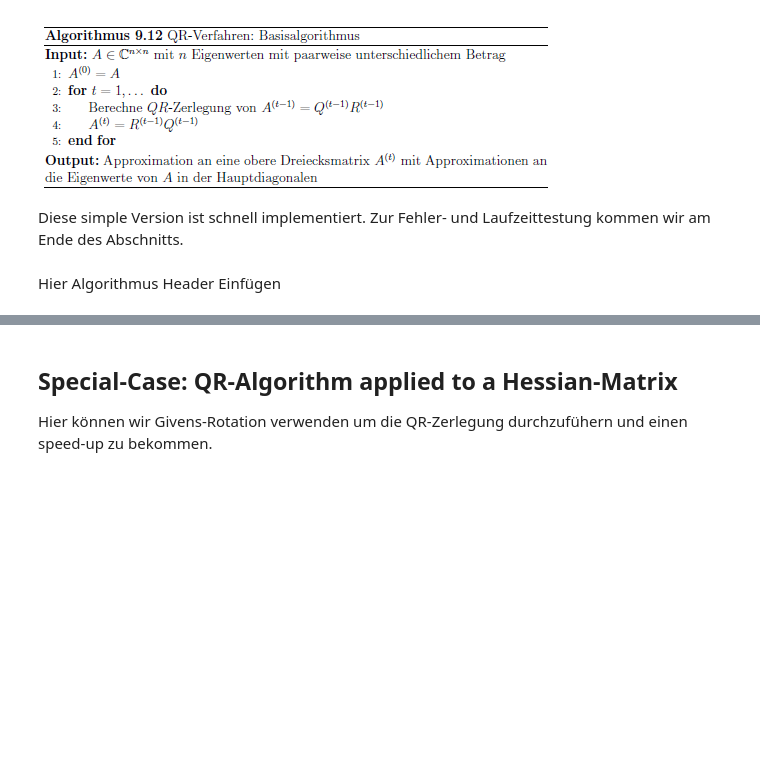
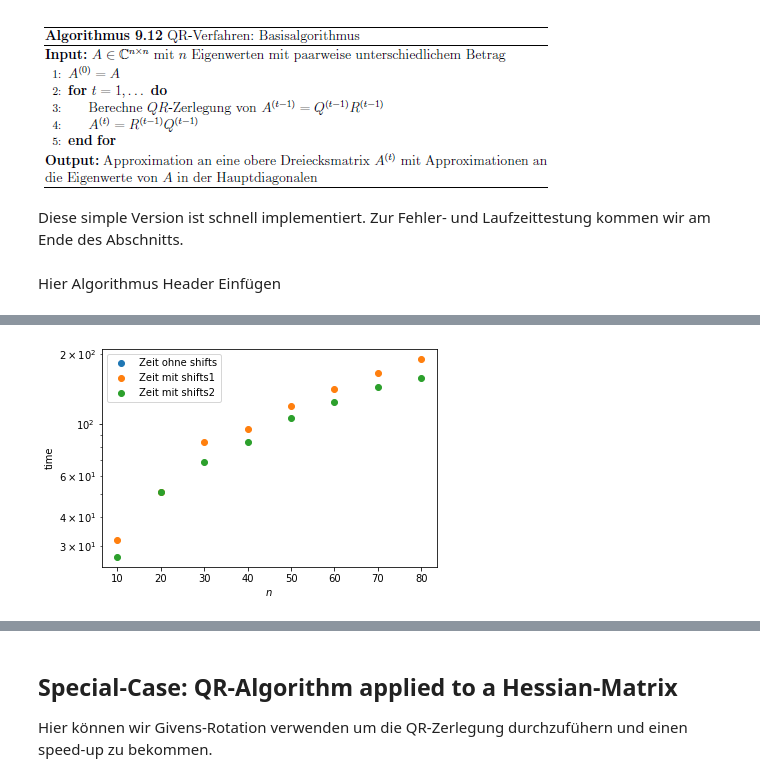
Before and after one commit to MrWhiteRichard/Fundament-Mathematik, a Jupyter notebook: WS_2020-21/SemNumLinAlg/QR-Lanczos/QR-Lanczos Präsentation.ipynb, the cells around one changed output, grey strips where cells are left out. Saved outputs shown, nothing was run; the diff lists cells and outputs as text; code cells hidden in the pictures; blank space fills up the shorter version.

```diff
--- a/WS_2020-21/SemNumLinAlg/QR-Lanczos/QR-Lanczos Präsentation.ipynb
+++ b/WS_2020-21/SemNumLinAlg/QR-Lanczos/QR-Lanczos Präsentation.ipynb
@@ -139,7 +172,7 @@ def QR_shift2(A,tol=1e-12):
         A[i,:i-n] = 0
     return A, sorted(np.diag(A)), count
 # %%
-n_arr = [10*i for i in range(1,10)]                                 #Dimension des Problems
+n_arr = [10*i for i in range(1,9)]                                 #Dimension des Problems
 
 k = len(n_arr)
 eigv_array = []
@@ -163,9 +196,9 @@ for i in range(k):
     time_2[i], error_2[i] = runtime_error(QR_shift, mat_array[i], eigv_array[i])
     time_3[i], error_3[i] = runtime_error(QR_shift2, mat_array[i], eigv_array[i])
 # %%
-%matplotlib notebook
+#%matplotlib notebook
 
-#plt.semilogy(n_arr, time_1, 'o', label = "Zeit ohne shifts")
+plt.semilogy(n_arr, time_1, 'o', label = "Zeit ohne shifts")
 plt.semilogy(n_arr, time_2, 'o', label = "Zeit mit shifts1")
 plt.semilogy(n_arr, time_3, 'o', label = "Zeit mit shifts2")
 
@@ -179 +210,2 @@ plt.show()
+[figure, added]
 # %%
```
Also changed, not shown: parts of 46 cells of this notebook, 3 other files.
